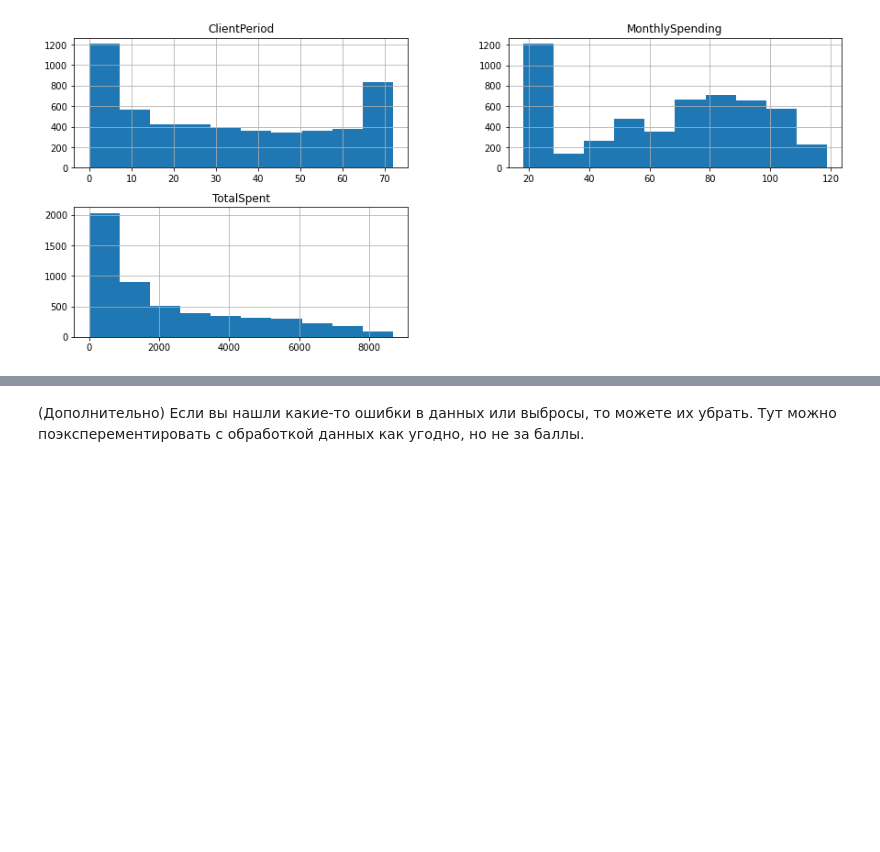
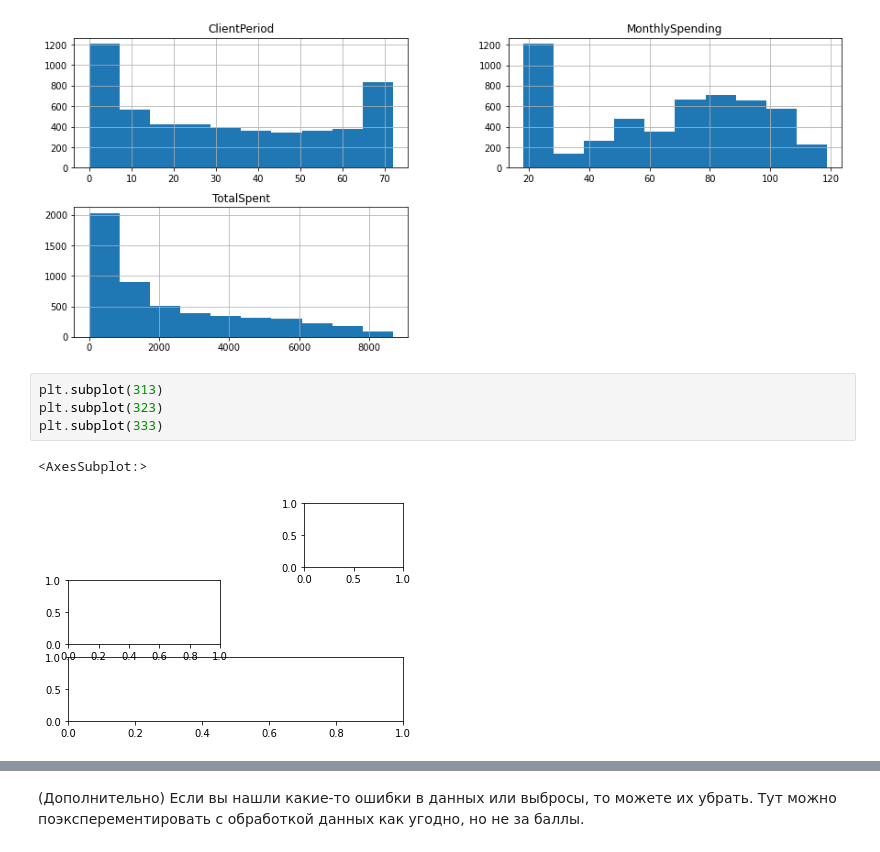
Before and after one commit to trifonov-m/MIPT_stepik, a Jupyter notebook: deep learning mipt/HW3/Baseline.ipynb, the cells around one changed output, grey strips where cells are left out. Drawn from its saved outputs; the diff is of its cells as text; blank space fills up the shorter version.

```diff
--- a/deep learning mipt/HW3/Baseline.ipynb
+++ b/deep learning mipt/HW3/Baseline.ipynb
@@ -236,3 +236,10 @@ array([[<AxesSubplot:title={'center':'ClientPeriod'}>,
        [<AxesSubplot:title={'center':'TotalSpent'}>, <AxesSubplot:>]],
       dtype=object)
 [figure]
+# %%
+plt.subplot(313)
+plt.subplot(323)
+plt.subplot(333)
+# %% [output]
+<AxesSubplot:>
+[figure, added]
```
Also changed, not shown: parts of 7 cells of this notebook.
